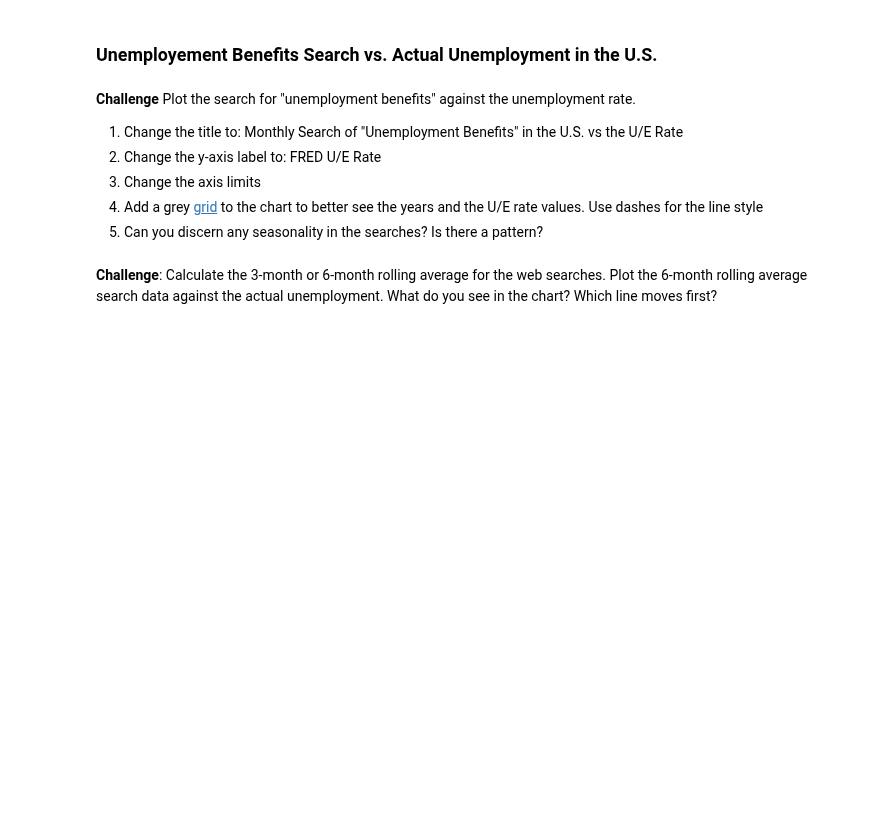
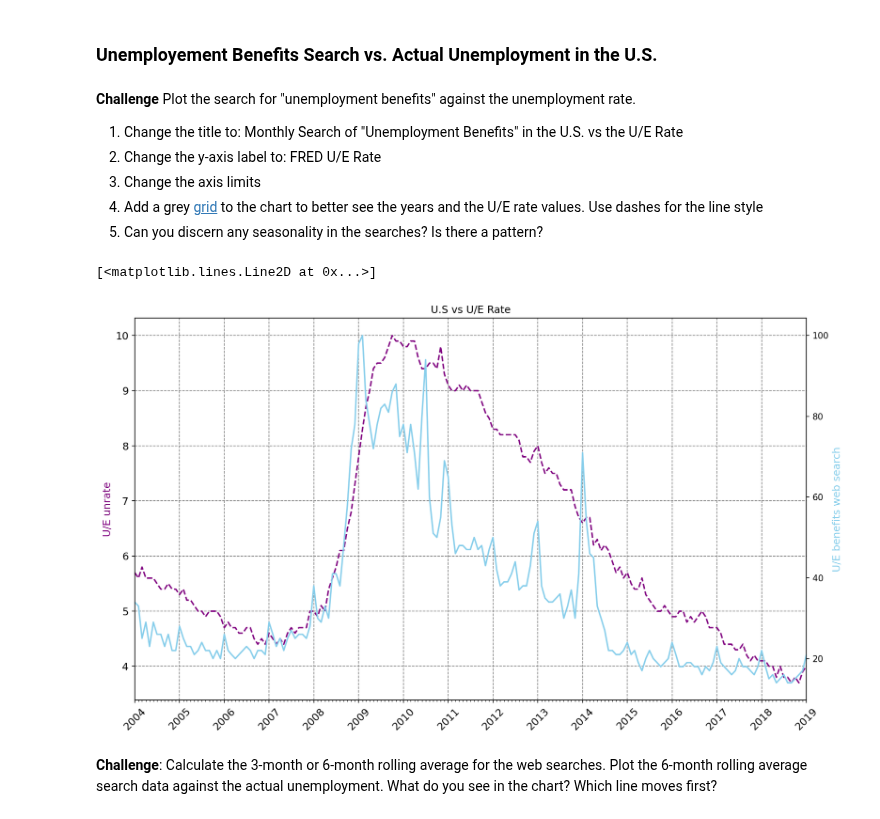
Before and after one commit to nico-Zero/Python, a Jupyter notebook: New_Shit__/Angela_Yu__/Day_74_reshaping/Google Trends Data Viz (start)/Google Trends and Data Visualisation (start).ipynb, the cells around one changed output. Cells and saved outputs as stored; diff of their text form; code cells hidden in the pictures; blank space fills up the shorter version.

```diff
--- a/New_Shit__/Angela_Yu__/Day_74_reshaping/Google Trends Data Viz (start)/Google Trends and Data Visualisation (start).ipynb
+++ b/New_Shit__/Angela_Yu__/Day_74_reshaping/Google Trends Data Viz (start)/Google Trends and Data Visualisation (start).ipynb
@@ -239,6 +257,34 @@ How to add tick formatting for dates on the x-axis.
 3. Change the axis limits <br>
 4. Add a grey [grid](https://matplotlib.org/3.2.1/api/_as_gen/matplotlib.pyplot.grid.html) to the chart to better see the years and the U/E rate values. Use dashes for the line style<br>
 5. Can you discern any seasonality in the searches? Is there a pattern?
+# %%
+
+plt.figure(figsize=(14, 8), dpi=150)
+plt.xticks(fontsize = 12, rotation = 45)
+plt.yticks(fontsize = 12)
+plt.title("U.S vs U/E Rate")
+plt.grid(color="gray",linestyle="dashed")
+
+ue_ax1 = plt.gca()
+ue_ax2 = ue_ax1.twinx()
+
+ue_ax1.set_ylabel("U/E unrate", color = "purple", fontsize=12)
+ue_ax2.set_ylabel("U/E benefits web search", color = "skyblue", fontsize=12)
+
+year_locator = mdates.YearLocator()
+month_locator = mdates.MonthLocator()
+year_formatter = mdates.DateFormatter("%Y")
+ue_ax1.xaxis.set_major_locator(year_locator)
+ue_ax1.xaxis.set_minor_locator(month_locator)
+ue_ax1.xaxis.set_major_formatter(year_formatter)
+
+ue_ax1.set_xlim(df_unemployment.MONTH.min(),df_unemployment.MONTH.max())
+
+ue_ax1.plot(df_unemployment.MONTH, df_unemployment.UNRATE, color = "purple",linewidth=1.7, linestyle='dashed')
+ue_ax2.plot(df_unemployment.MONTH,df_unemployment.UE_BENEFITS_WEB_SEARCH, color = "skyblue",linewidth=1.7)
+# %% [output]
+[<matplotlib.lines.Line2D at 0x...>]
+[figure, added]
 # %% [markdown]
 **Challenge**: Calculate the 3-month or 6-month rolling average for the web searches. Plot the 6-month rolling average search data against the actual unemployment. What do you see in the chart? Which line moves first?
 # %% [markdown]
```
Also changed, not shown: parts of 5 cells of this notebook.
